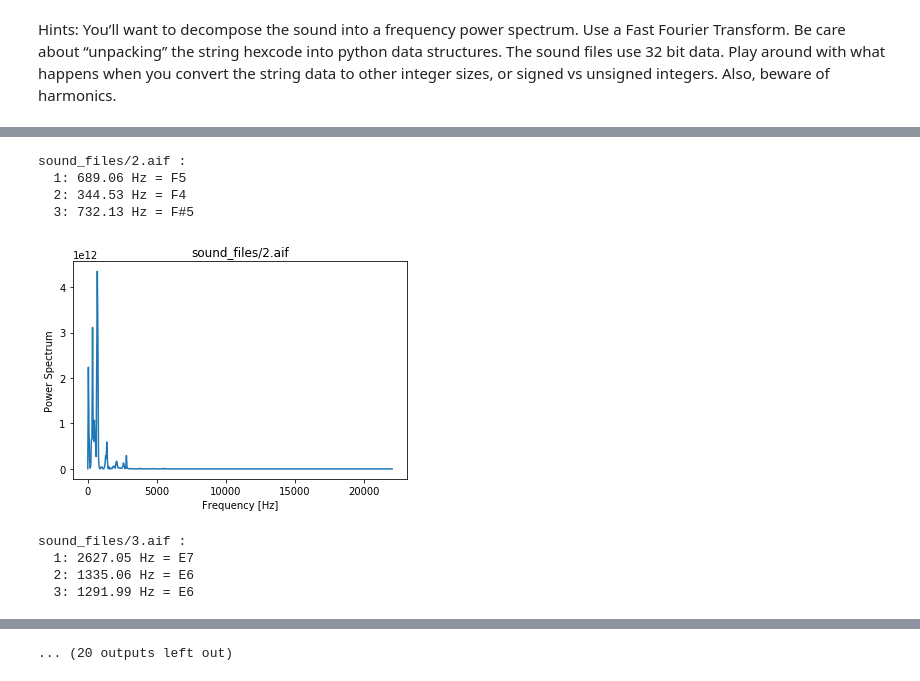
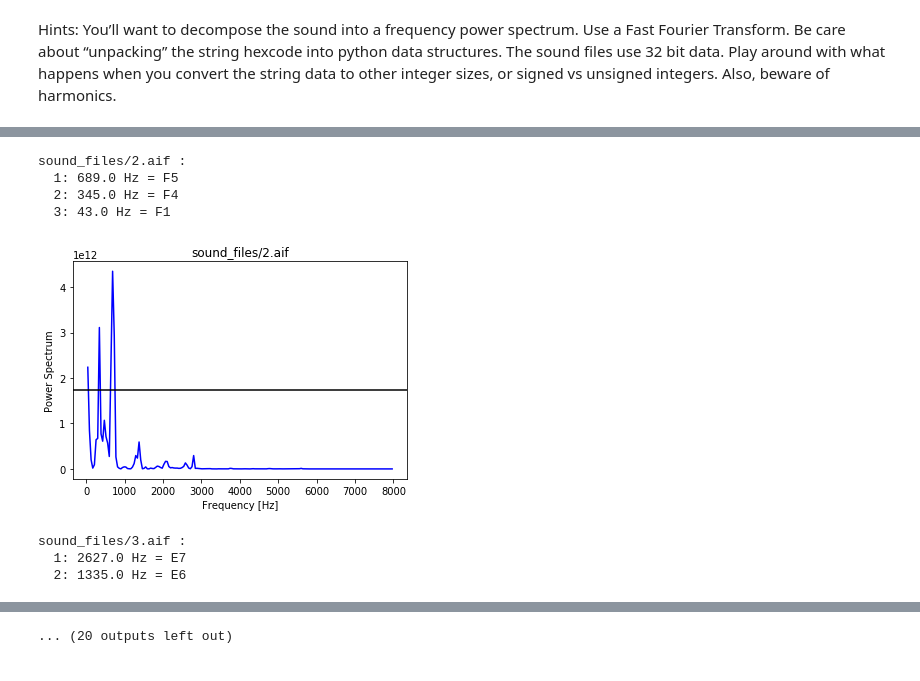
Before and after one commit to carinacheng/python-ay250-homework, a Jupyter notebook: hw3/hw_3_assignment.ipynb, the cells around one changed output, grey strips where cells are left out. Saved outputs shown, nothing was run; the diff lists cells and outputs as text; code cells hidden in the pictures.

```diff
--- a/hw3/hw_3_assignment.ipynb
+++ b/hw3/hw_3_assignment.ipynb
@@ -199,9 +199,13 @@ import pyaudio
 from math import log2
 import aifc
 import struct
+from scipy.signal import find_peaks_cwt
+%matplotlib inline
 
 def get_spectrum(data): # get frequency spectrum
-    fft_data = np.abs(np.fft.rfft(data))**2
+    window = np.ones_like(data)
+    #window = np.hamming(data.size)
+    fft_data = np.abs(np.fft.rfft(data*window))**2
     freqs = np.fft.rfftfreq(data.size) #, 1.0/rate)
     return freqs, fft_data
 
@@ -213,11 +217,6 @@ def get_audio(file): # read audio file
                     channels=wf.getnchannels(),
                     rate=wf.getframerate(), output=True)
     data = wf.readframes(CHUNK)
-    #while len(data) > 0:
-    #    stream.write(data)
-    #    data = wf.readframes(CHUNK)
-    #stream.stop_stream()
-    #stream.close()
     p.terminate()
     data_unpack = np.array(struct.unpack('>%dh'%(wf.getnchannels()*CHUNK), data)) #np.fromstring(data,'>i4')
     data_chan = []
@@ -235,21 +234,56 @@ def pitch_to_note(freq): # freq in [Hz] to note
     n = h % 12
     return name[n] + str(octave)
 
+def find_peak_freqs(freqs, fft_data, thresh):
+    max_freqs = [] # array that will hold all the freq values of the peaks
+    max_vals = [] # array that will hold all the PS values of the peaks
+    xs, ys = [], []
+    for i in range(len(thresh)):
+        if len(thresh) == 1:
+            max_freqs.append(freqs[thresh[i]]) # just one peak
+            max_vals.append(fft_data[thresh[i]])
+        else:
+            if len(xs) == 0: # if empty, populate
+                xs.append(freqs[thresh[i]])
+                ys.append(fft_data[thresh[i]])
+            else: # if not empty, check to see if index is a neighbor
+                if thresh[i] - thresh[i-1] == 1: # is a neighbor
+                    xs.append(freqs[thresh[i]]) # populate arrays
+                    ys.append(fft_data[thresh[i]])
+                else: # not a neighbor
+                    max_freqs.append(xs[np.argmax(ys)]) # determine freq with highest power value
+                    max_vals.append(ys[np.argmax(ys)])
+                    xs, ys = [], [] # clear arrays
+                    xs.append(freqs[thresh[i]]) # start over
+                    ys.append(fft_data[thresh[i]])
+            if i == len(thresh)-1:
+                max_freqs.append(xs[np.argmax(ys)]) # determine freq with highest power value
+                max_vals.append(ys[np.argmax(ys)])
+    order = np.argsort(max_vals)[::-1]
+    return np.array(max_freqs)[order]
+
 # Main program
-RANGE = 3
-print('Most prominent',RANGE,'notes of each file:\n')
+THRESH = 0.4
+print('Promiment notes ranked by power (threshold is > ' + str(THRESH*100) + '% of the max power value):\n')
 for file in glob.glob('sound_files/*.aif'):
     print(file,':')
     rate, data = get_audio(file)
     freqs, fft_data = get_spectrum(data)
-    order = np.argsort(fft_data)[::-1]
-    max_freqs = np.abs(freqs[order] * rate) # Hz
-    max_freqs = max_freqs[max_freqs != 0]
-    for f in range(RANGE): # top notes
-        #print("Max freq on x-axis:",freqs[order][f])
-        #print("Max freq in Hz:",np.round(max_freqs[f],2))
-        print("  "+str(f+1)+":",np.round(max_freqs[f],2),'Hz =',pitch_to_note(max_freqs[f]))
-    plt.plot(freqs*rate,fft_data)
+    cut = np.where(freqs*rate < 8000)[0] # 8000 Hz is approximately the highest plausible freq
+    freqs, fft_data = freqs[cut], fft_data[cut]
+    freqs = np.abs(freqs * rate) # Hz
+    fft_data = fft_data[freqs != 0] # no frequency zero
+    freqs = freqs[freqs != 0] # no frequency zero
+    thresh = np.where(fft_data > THRESH*np.max(fft_data))[0] # indices of promiment peaks that meet the threshold
+    max_freqs = find_peak_freqs(freqs, fft_data, thresh)
+    notes = [] # array with all the promiment notes
+    for f in max_freqs:
+        note = pitch_to_note(f)
+        notes.append(note)
+    for n in range(len(notes)):
+        print("  "+str(n+1)+":",np.round(max_freqs[n]),'Hz =',notes[n])
+    plt.plot(freqs, fft_data, 'b-')
+    plt.axhline(y=np.max(fft_data)*THRESH, color='k') # horizontal line to mark the threshold
     plt.xlabel('Frequency [Hz]')
     plt.ylabel('Power Spectrum')
     plt.title(file)
@@ -280,9 +307,8 @@ sound_files/12.aif :
 sound_files/2.aif :
-  1: 689.06 Hz = F5
-  2: 344.53 Hz = F4
-  3: 732.13 Hz = F#5
+  1: 689.0 Hz = F5
+  2: 345.0 Hz = F4
+  3: 43.0 Hz = F1
-[figure, old version]
+[figure, new version]
 sound_files/3.aif :
-  1: 2627.05 Hz = E7
-  2: 1335.06 Hz = E6
-  3: 1291.99 Hz = E6
+  1: 2627.0 Hz = E7
+  2: 1335.0 Hz = E6
```
Also changed, not shown: parts of 1 cell of this notebook.
